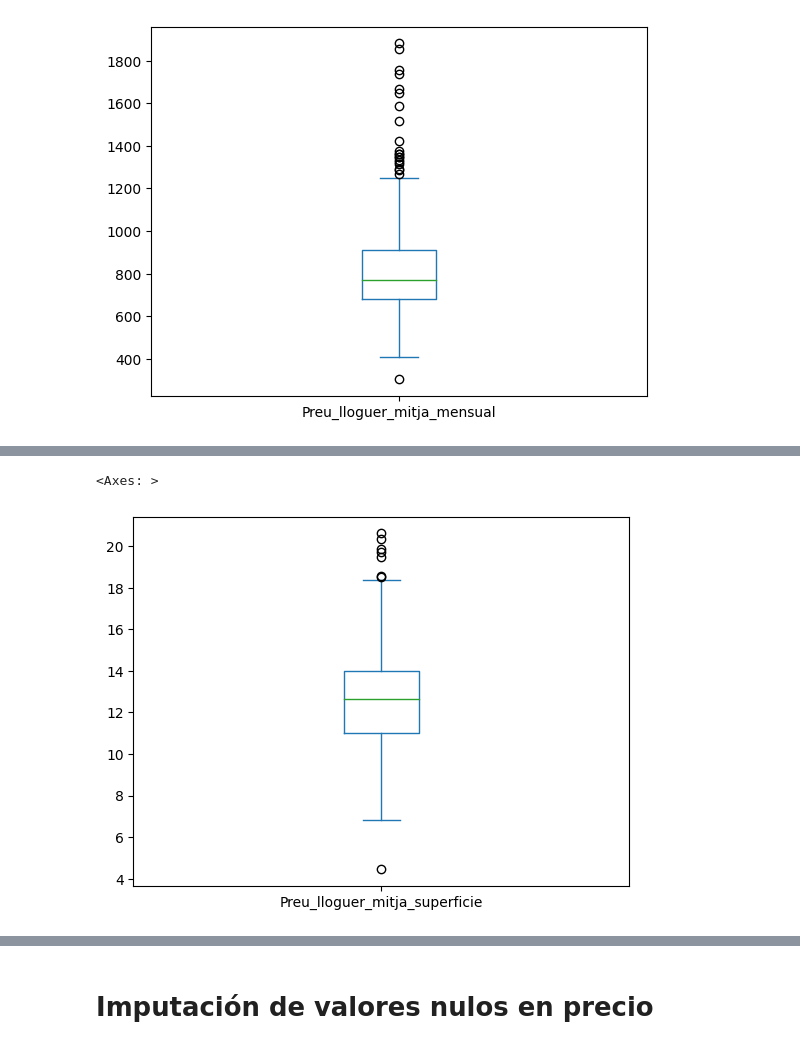
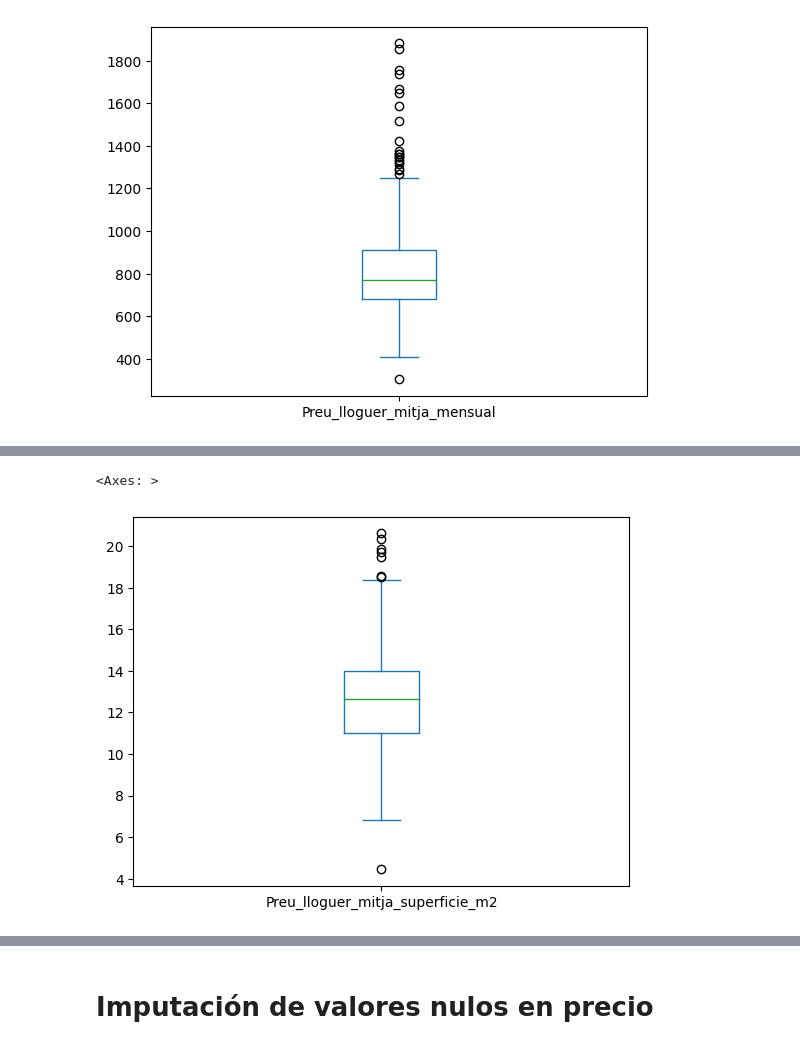
Before and after one commit to Sergiochueco/Hackato_JUMP2DIGITAL, a Jupyter notebook: EDA.ipynb, the cells around one changed output, grey strips where cells are left out. Saved outputs shown, nothing was run; the diff lists cells and outputs as text; code cells hidden in the pictures.

```diff
--- a/EDA.ipynb
+++ b/EDA.ipynb
@@ -229,7 +237,7 @@ df_lloguer.set_index('id',inplace=True)
 # Filtramos por los valores de precio medio por superficie y nos quedamos con el precio,
 # le cambiamos el nombre a la columna para después poder hacer merge con la otra parte del df y tenerlo bien identificado.
 preu_superficie = df_lloguer[df_lloguer['Lloguer_mitja']=="Lloguer mitjà per superfície (Euros/m2 mes)"][['Preu']]
-preu_superficie.rename(columns = {"Preu":"Preu_lloguer_mitja_superficie"},inplace=True)
+preu_superficie.rename(columns = {"Preu":"Preu_lloguer_mitja_superficie_m2"},inplace=True)
 # %%
 preu_superficie #imprimimos para ver cómo queda
 # %% [output]
@@ -313,5 +333,5 @@ df_lloguer_unique['Preu_lloguer_mitja_mensual'].plot(kind="box")
 # %%
-df_lloguer_unique['Preu_lloguer_mitja_superficie'].plot(kind="box")
+df_lloguer_unique['Preu_lloguer_mitja_superficie_m2'].plot(kind="box")
 # %% [output]
 <Axes: >
-[figure, old version]
+[figure, new version]
```
Also changed, not shown: parts of 76 cells of this notebook, 1 other file.
